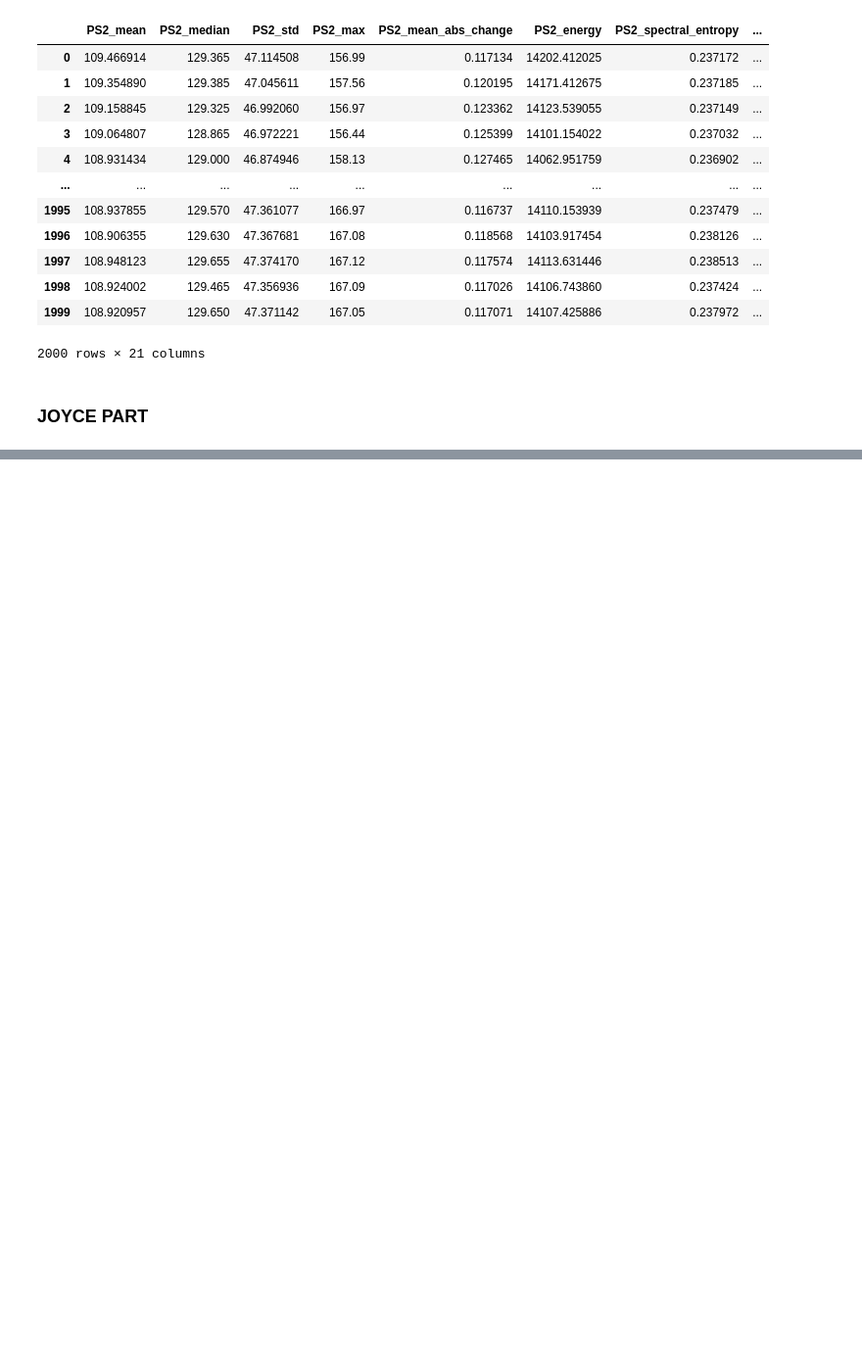
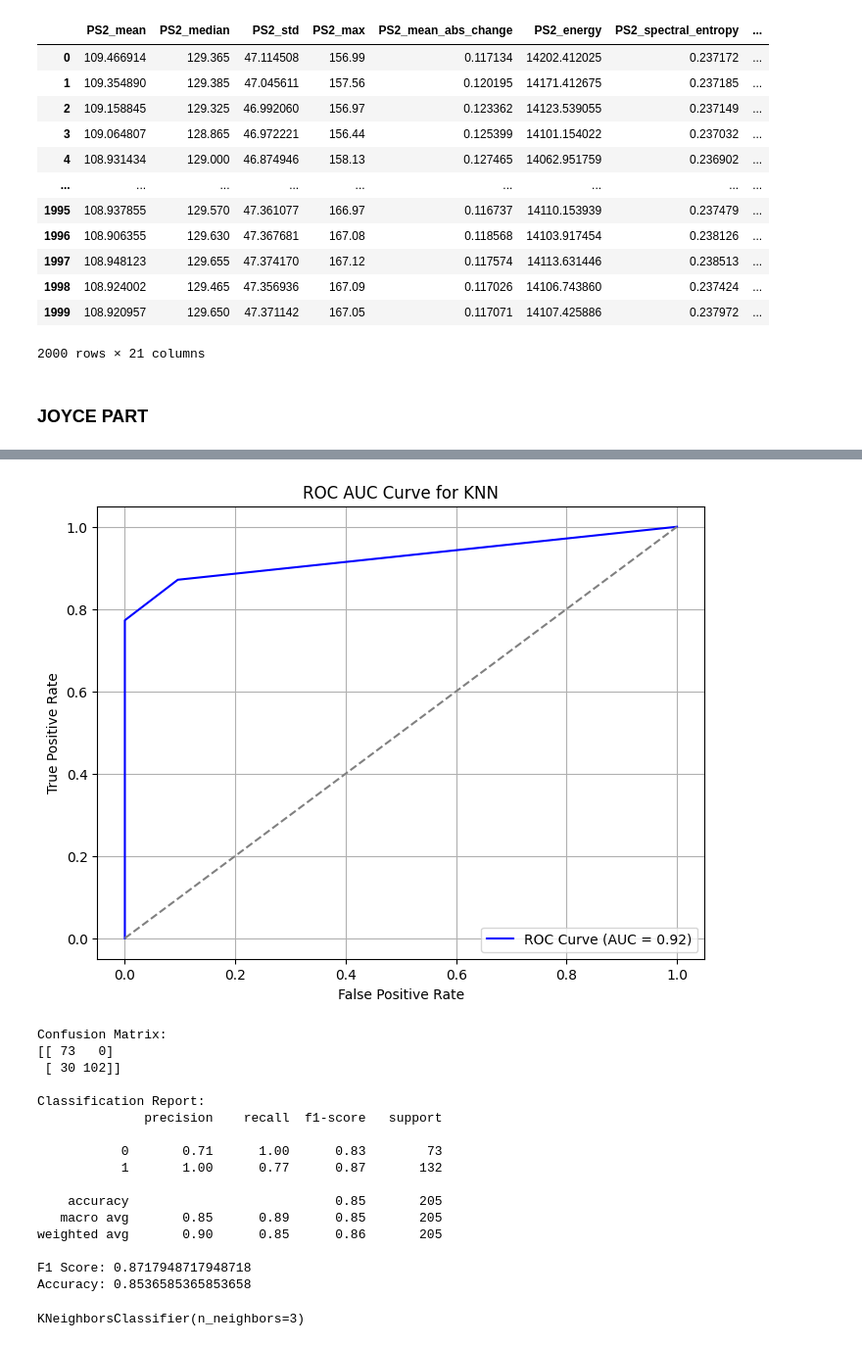
Before and after one commit to alex-05-20/ML_Project, a Jupyter notebook: project_ml.ipynb, the cells around one changed output, grey strips where cells are left out. Shown at 98% size. Drawn from its saved outputs; the diff is of its cells as text; code cells hidden in the pictures; blank space fills up the shorter version.

```diff
--- a/project_ml.ipynb
+++ b/project_ml.ipynb
@@ -683,0 +729,65 @@ Accuracy: 0.6439024390243903
+# %%
+# fonction pour entrainer SVM
+from sklearn.neighbors import KNeighborsClassifier
+from math import sqrt
+from sklearn.metrics import classification_report, confusion_matrix, accuracy_score
+def train_KNN(X_train,X_test, y_train, y_test):
+
+
+    #normaliser
+    norm=StandardScaler()
+    X_train=norm.fit_transform(X_train)
+    X_test=norm.transform(X_test)
+
+
+    #entrainer le modele
+    model=KNeighborsClassifier(n_neighbors=3)
+    model.fit(X_train,y_train)
+
+    #prediction
+    y_pred=model.predict(X_test)
+    y_pred_proba = model.predict_proba(X_test)[:, 1]
+
+     # Affichage des métriques
+    f1=f1_score(y_test,y_pred)
+    fpr, tpr, thresholds = roc_curve(y_test, y_pred_proba)
+    roc_auc = auc(fpr, tpr)
+    plt.figure(figsize=(8, 6))
+    plt.plot(fpr, tpr, color='blue', label=f'ROC Curve (AUC = {roc_auc:.2f})')
+    plt.plot([0, 1], [0, 1], color='gray', linestyle='--')
+    plt.xlabel('False Positive Rate')
+    plt.ylabel('True Positive Rate')
+    plt.title('ROC AUC Curve for KNN')
+    plt.legend(loc='lower right')
+    plt.grid(True)
+    plt.show()
+    # Affichage des métriques
+
+    print("Confusion Matrix:")
+    print(confusion_matrix(y_test, y_pred))
+    print("\nClassification Report:")
+    print(classification_report(y_test, y_pred))
+    print("F1 Score:", f1)
+    print("Accuracy:", accuracy_score(y_test, y_pred))
+    return model
+model=train_KNN(X_train,X_test, y_train, y_test)
+model
+# %% [output]
+[figure, added]
+Confusion Matrix:
+[[ 73   0]
+ [ 30 102]]
+
+Classification Report:
+              precision    recall  f1-score   support
+
+           0       0.71      1.00      0.83        73
+           1       1.00      0.77      0.87       132
+
+    accuracy                           0.85       205
+   macro avg       0.85      0.89      0.85       205
+weighted avg       0.90      0.85      0.86       205
+
+F1 Score: 0.8717948717948718
+Accuracy: 0.8536585365853658
+KNeighborsClassifier(n_neighbors=3)
```
Also changed, not shown: parts of 5 cells of this notebook.
